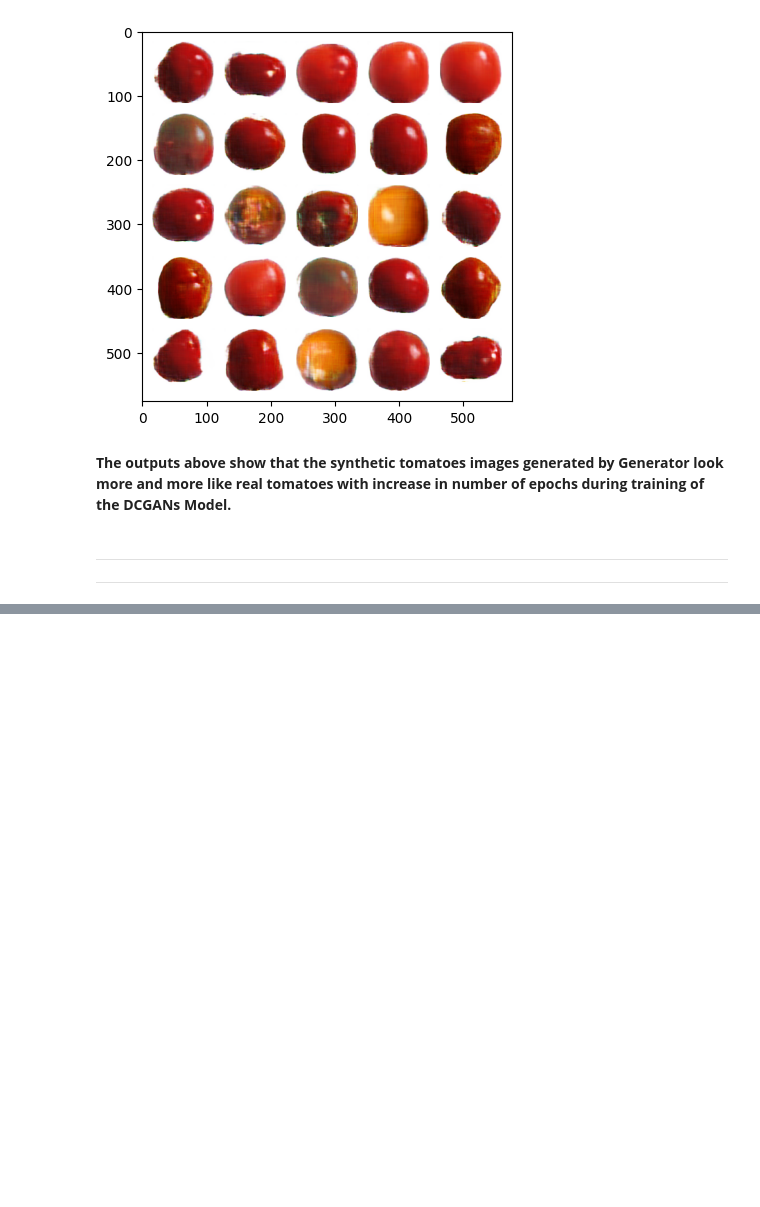
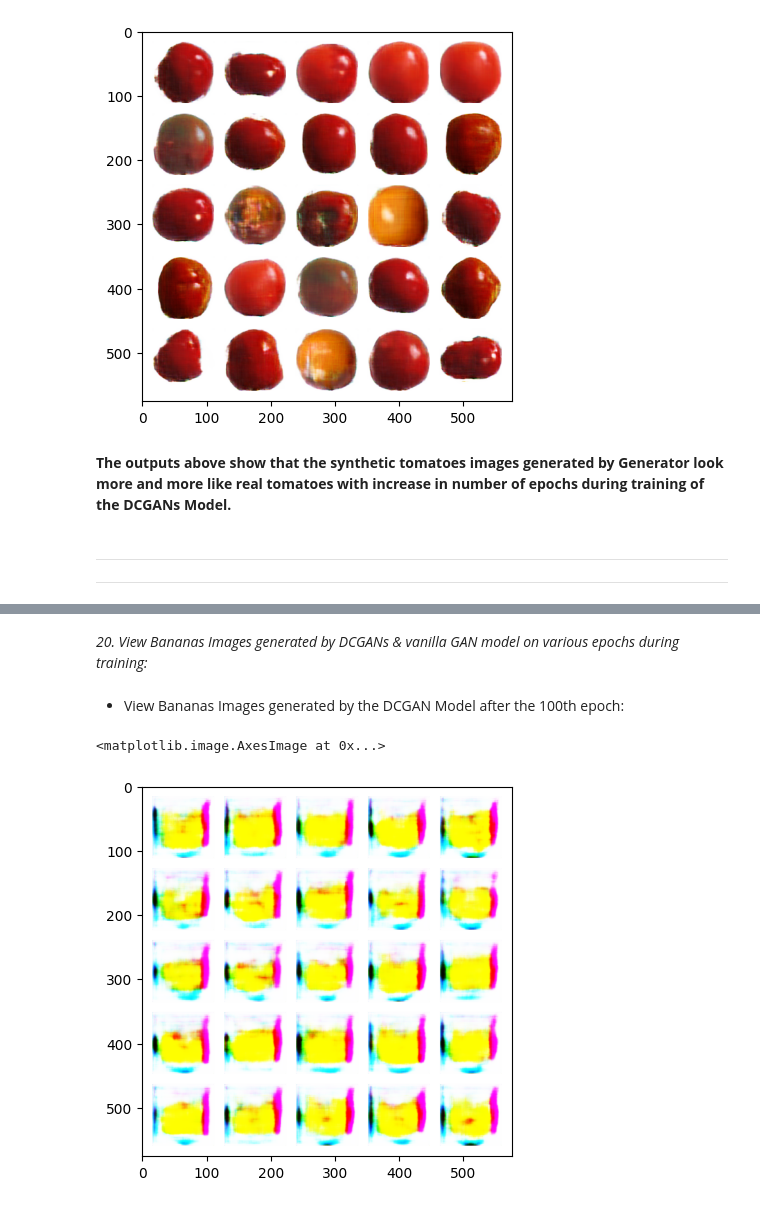
Before and after one commit to BalavSha/Deep-Learning, a Jupyter notebook: Generative_Adversarial_Networks(GANs).ipynb, the cells around one changed output, grey strips where cells are left out. Cells and saved outputs as stored; diff of their text form; code cells hidden in the pictures; blank space fills up the shorter version.

```diff
--- a/Generative_Adversarial_Networks(GANs).ipynb
+++ b/Generative_Adversarial_Networks(GANs).ipynb
@@ -1835,0 +2444,13 @@ Generated Images at training stage: 415 epochs
+# %% [markdown]
+*20. View Bananas Images generated by DCGANs & vanilla GAN model on various epochs during training:*
+# %% [markdown]
+* View Bananas Images generated by the DCGAN Model after the 100th epoch:
+# %%
+# Read an image from a file
+a = imread('banana-or-orange/training_set/output/train-dc-gan-100.png')
+
+# Display the image using matplotlib
+plt.imshow(a)
+# %% [output]
+<matplotlib.image.AxesImage at 0x...>
+[figure, added]
```
Also changed, not shown: parts of 56 cells of this notebook.
